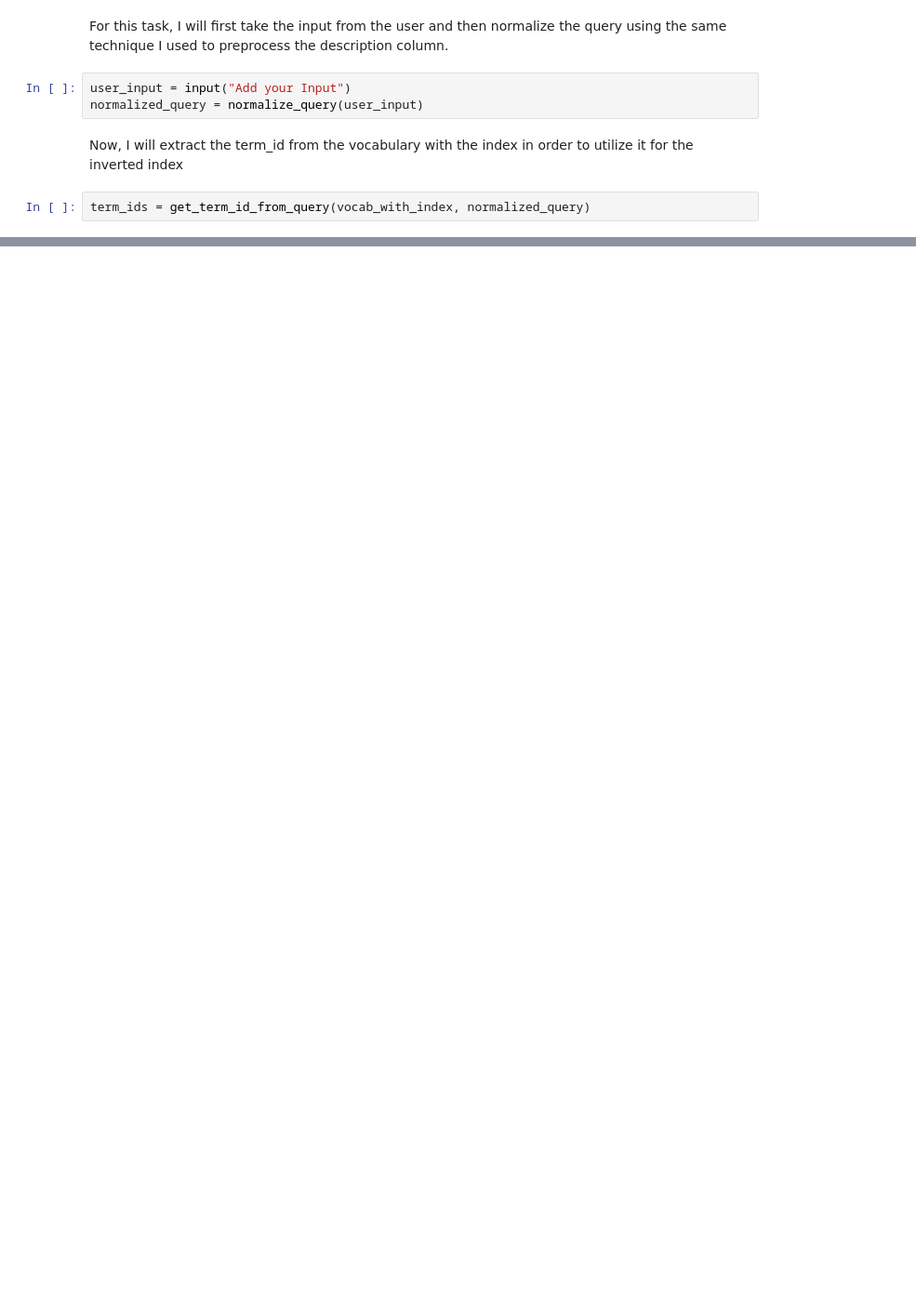
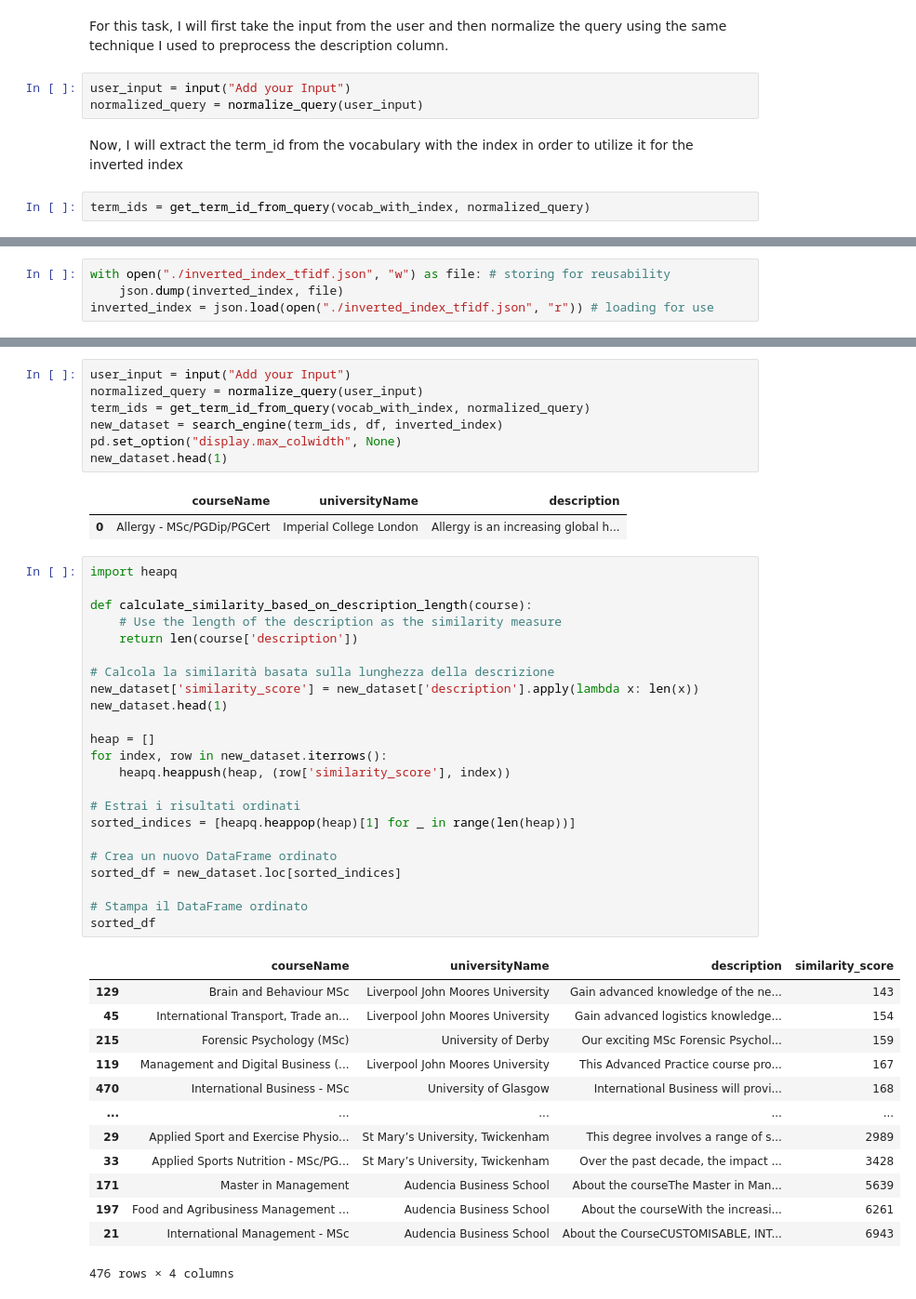
Before and after one commit to saifali03/Master-s-Degrees-from-all-over-, a Jupyter notebook: ADM_HW3.ipynb, the cells around one changed output, grey strips where cells are left out. Shown at 93% size. Drawn from its saved outputs; the diff is of its cells as text; blank space fills up the shorter version.

```diff
--- a/ADM_HW3.ipynb
+++ b/ADM_HW3.ipynb
@@ -258,0 +230,4 @@ word_and_appearances
+# %%
+with open("./inverted_index_tfidf.json", "w") as file: # storing for reusability
+    json.dump(inverted_index, file)
+inverted_index = json.load(open("./inverted_index_tfidf.json", "r")) # loading for use
@@ -258,0 +346,47 @@ word_and_appearances
+# %%
+user_input = input("Add your Input")
+normalized_query = normalize_query(user_input)
+term_ids = get_term_id_from_query(vocab_with_index, normalized_query)
+new_dataset = search_engine(term_ids, df, inverted_index)
+pd.set_option("display.max_colwidth", None)
+new_dataset.head(1)
+# %% [output]
+|  | courseName | universityName | description |
+| 0 | Allergy - MSc/PGDip/PGCert | Imperial College London | Allergy is an increasing global h... |
+# %%
+import heapq
+
+def calculate_similarity_based_on_description_length(course):
+    # Use the length of the description as the similarity measure
+    return len(course['description'])
+
+# Calcola la similarità basata sulla lunghezza della descrizione
+new_dataset['similarity_score'] = new_dataset['description'].apply(lambda x: len(x))
+new_dataset.head(1)
+
+heap = []
+for index, row in new_dataset.iterrows():
+    heapq.heappush(heap, (row['similarity_score'], index))
+
+# Estrai i risultati ordinati
+sorted_indices = [heapq.heappop(heap)[1] for _ in range(len(heap))]
+
+# Crea un nuovo DataFrame ordinato
+sorted_df = new_dataset.loc[sorted_indices]
+
+# Stampa il DataFrame ordinato
+sorted_df
+# %% [output]
+|  | courseName | universityName | description | similarity_score |
+| 129 | Brain and Behaviour MSc | Liverpool John Moores University | Gain advanced knowledge of the ne... | 143 |
+| 45 | International Transport, Trade an... | Liverpool John Moores University | Gain advanced logistics knowledge... | 154 |
+| 215 | Forensic Psychology (MSc) | University of Derby | Our exciting MSc Forensic Psychol... | 159 |
+| 119 | Management and Digital Business (... | Liverpool John Moores University | This Advanced Practice course pro... | 167 |
+| 470 | International Business - MSc | University of Glasgow | International Business will provi... | 168 |
+| ... | ... | ... | ... | ... |
+| 29 | Applied Sport and Exercise Physio... | St Mary’s University, Twickenham | This degree involves a range of s... | 2989 |
+| 33 | Applied Sports Nutrition - MSc/PG... | St Mary’s University, Twickenham | Over the past decade, the impact ... | 3428 |
+| 171 | Master in Management | Audencia Business School | About the courseThe Master in Man... | 5639 |
+| 197 | Food and Agribusiness Management ... | Audencia Business School | About the courseWith the increasi... | 6261 |
+| 21 | International Management - MSc | Audencia Business School | About the CourseCUSTOMISABLE, INT... | 6943 |
+476 rows × 4 columns
```
Also changed, not shown: parts of 47 cells of this notebook, 3 other files.
